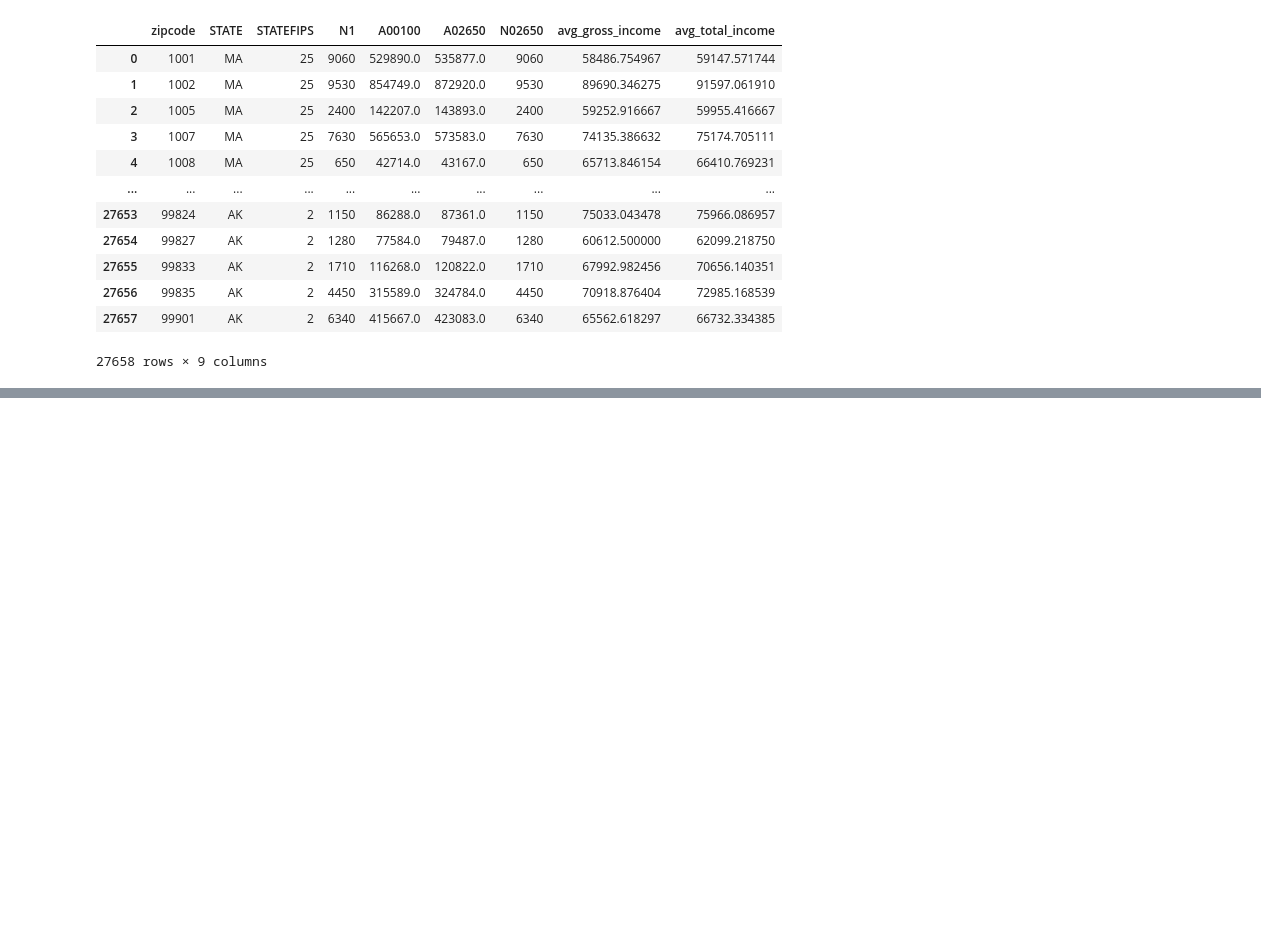
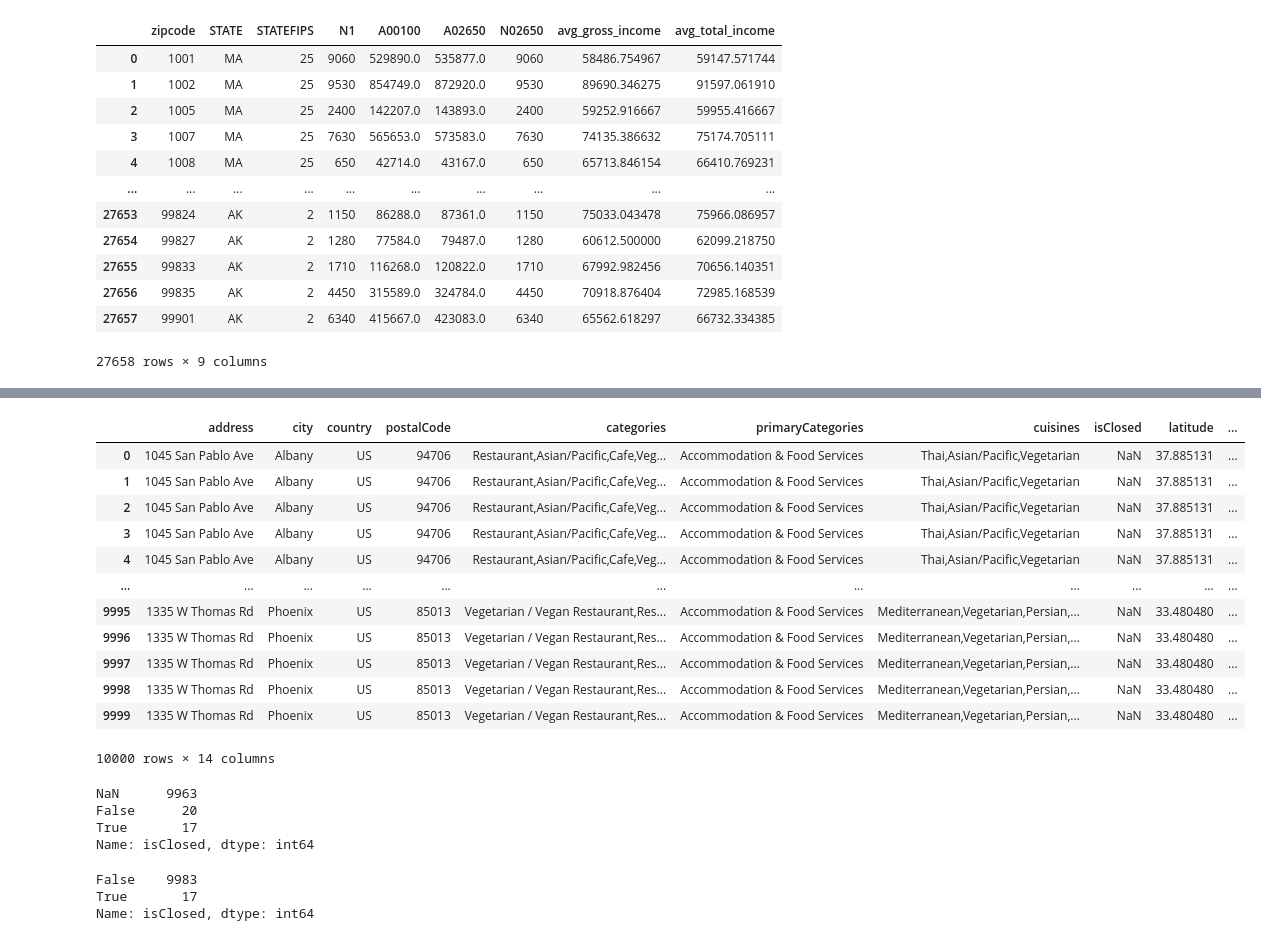
Before and after one commit to yvonneking1/socioecomics_and_your_diet, a Jupyter notebook: scratchpad.ipynb, the cells around one changed output, grey strips where cells are left out. Saved outputs shown, nothing was run; the diff lists cells and outputs as text; code cells hidden in the pictures; blank space fills up the shorter version.

Commit message:
worked on vegan dataset

```diff
--- a/scratchpad.ipynb
+++ b/scratchpad.ipynb
@@ -532,0 +541,2 @@ See the caveats in the documentation: http://pandas.pydata.org/pandas-docs/stabl
+# %%
+plants = pd.read_csv("./Data/Datafiniti_Vegetarian_and_Vegan_Restaurants.csv")
@@ -532,0 +566,29 @@ See the caveats in the documentation: http://pandas.pydata.org/pandas-docs/stabl
+# %%
+columns_to_keep = ['address', 'city', 'country', 'postalCode','categories', 'primaryCategories',
+                  'cuisines', 'isClosed', 'latitude', 'longitude', 'menus.amountMax',
+                  'menus.amountMin', 'menus.category', 'province',]
+# %%
+plant_df = plants[columns_to_keep]
+# %%
+plant_df
+# %% [output]
+|  | address | city | country | postalCode | categories | primaryCategories | cuisines | isClosed | latitude | ... |
+| 0 | 1045 San Pablo Ave | Albany | US | 94706 | Restaurant,Asian/Pacific,Cafe,Veg... | Accommodation & Food Services | Thai,Asian/Pacific,Vegetarian | NaN | 37.885131 | ... |
+| 1 | 1045 San Pablo Ave | Albany | US | 94706 | Restaurant,Asian/Pacific,Cafe,Veg... | Accommodation & Food Services | Thai,Asian/Pacific,Vegetarian | NaN | 37.885131 | ... |
+| 2 | 1045 San Pablo Ave | Albany | US | 94706 | Restaurant,Asian/Pacific,Cafe,Veg... | Accommodation & Food Services | Thai,Asian/Pacific,Vegetarian | NaN | 37.885131 | ... |
+| 3 | 1045 San Pablo Ave | Albany | US | 94706 | Restaurant,Asian/Pacific,Cafe,Veg... | Accommodation & Food Services | Thai,Asian/Pacific,Vegetarian | NaN | 37.885131 | ... |
+| 4 | 1045 San Pablo Ave | Albany | US | 94706 | Restaurant,Asian/Pacific,Cafe,Veg... | Accommodation & Food Services | Thai,Asian/Pacific,Vegetarian | NaN | 37.885131 | ... |
+| ... | ... | ... | ... | ... | ... | ... | ... | ... | ... | ... |
+| 9995 | 1335 W Thomas Rd | Phoenix | US | 85013 | Vegetarian / Vegan Restaurant,Res... | Accommodation & Food Services | Mediterranean,Vegetarian,Persian,... | NaN | 33.480480 | ... |
+| 9996 | 1335 W Thomas Rd | Phoenix | US | 85013 | Vegetarian / Vegan Restaurant,Res... | Accommodation & Food Services | Mediterranean,Vegetarian,Persian,... | NaN | 33.480480 | ... |
+| 9997 | 1335 W Thomas Rd | Phoenix | US | 85013 | Vegetarian / Vegan Restaurant,Res... | Accommodation & Food Services | Mediterranean,Vegetarian,Persian,... | NaN | 33.480480 | ... |
+| 9998 | 1335 W Thomas Rd | Phoenix | US | 85013 | Vegetarian / Vegan Restaurant,Res... | Accommodation & Food Services | Mediterranean,Vegetarian,Persian,... | NaN | 33.480480 | ... |
+| 9999 | 1335 W Thomas Rd | Phoenix | US | 85013 | Vegetarian / Vegan Restaurant,Res... | Accommodation & Food Services | Mediterranean,Vegetarian,Persian,... | NaN | 33.480480 | ... |
+10000 rows × 14 columns
+# %%
+plant_df.isClosed.value_counts(dropna = False)
+# %% [output]
+NaN      9963
+False      20
+True       17
+Name: isClosed, dtype: int64
@@ -532,0 +597,6 @@ See the caveats in the documentation: http://pandas.pydata.org/pandas-docs/stabl
+# %%
+plant_df.isClosed.value_counts(dropna = False)
+# %% [output]
+False    9983
+True       17
+Name: isClosed, dtype: int64
```
Also changed, not shown: parts of 9 cells of this notebook.
